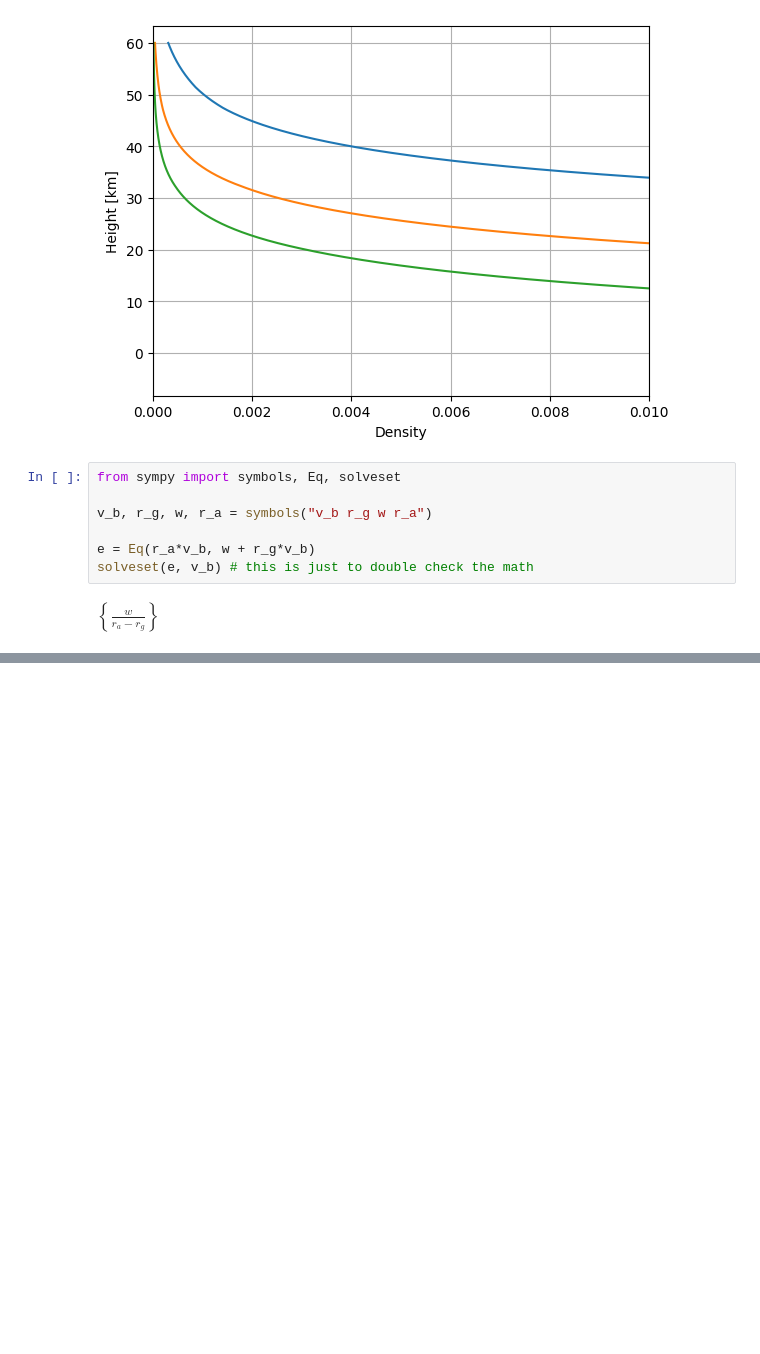
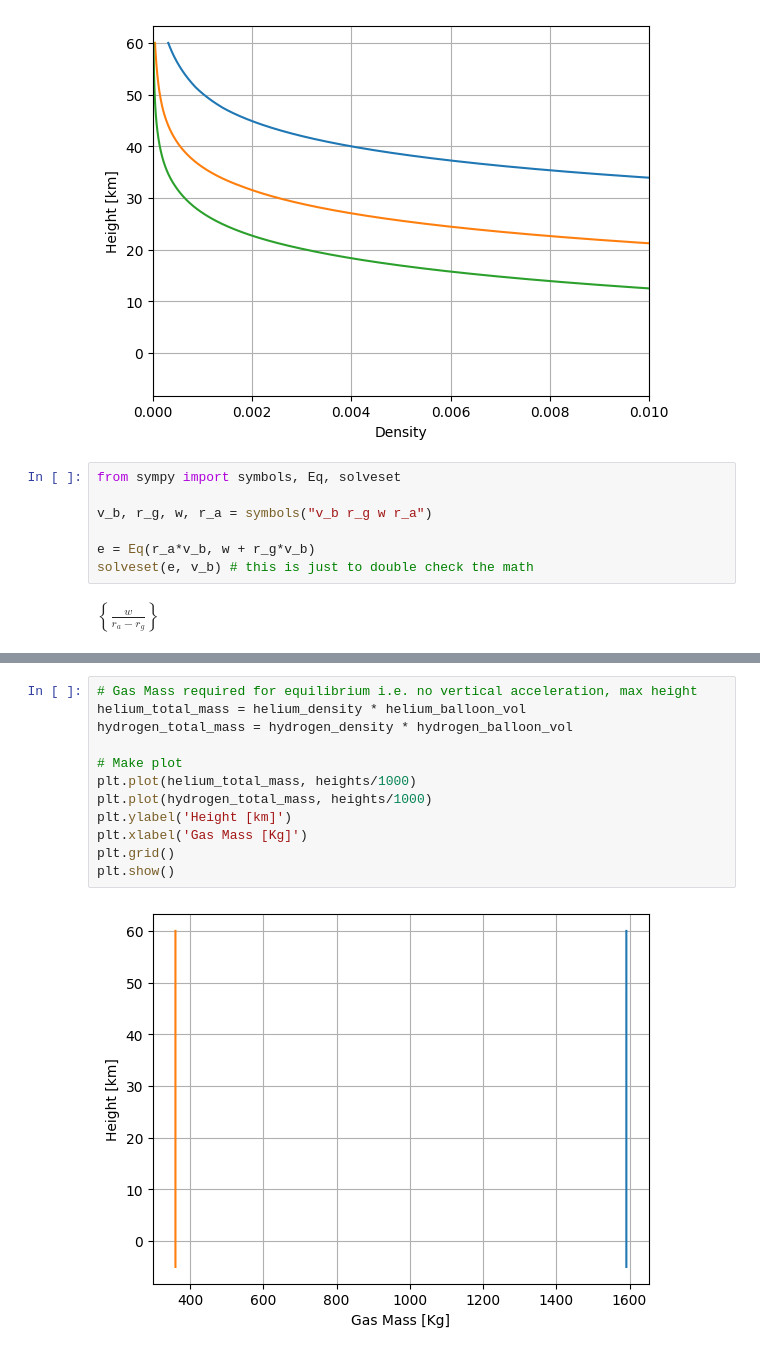
Before and after one commit to machshev/HAB, a Jupyter notebook: prehab/model.ipynb, the cells around one changed output, grey strips where cells are left out. Cells and saved outputs as stored; diff of their text form; blank space fills up the shorter version.

```diff
--- a/prehab/model.ipynb
+++ b/prehab/model.ipynb
@@ -65,0 +68,14 @@ plt.show()
+# %%
+# Gas Mass required for equilibrium i.e. no vertical acceleration, max height
+helium_total_mass = helium_density * helium_balloon_vol
+hydrogen_total_mass = hydrogen_density * hydrogen_balloon_vol
+
+# Make plot
+plt.plot(helium_total_mass, heights/1000)
+plt.plot(hydrogen_total_mass, heights/1000)
+plt.ylabel('Height [km]')
+plt.xlabel('Gas Mass [Kg]')
+plt.grid()
+plt.show()
+# %% [output]
+[figure, added]
```
Also changed, not shown: parts of 1 cell of this notebook.
